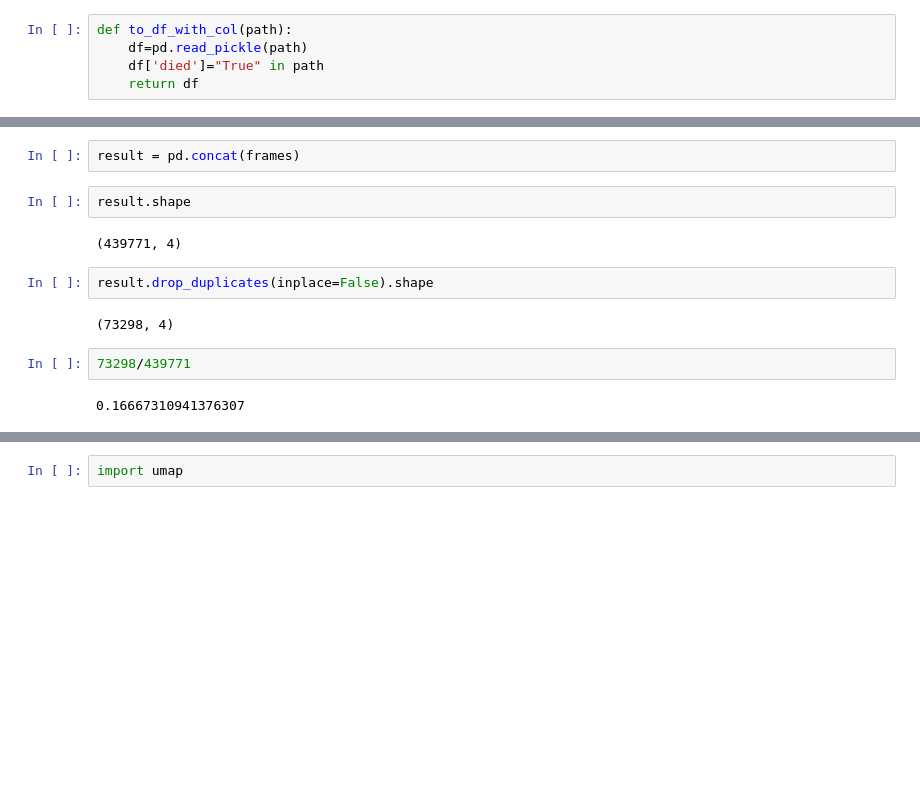
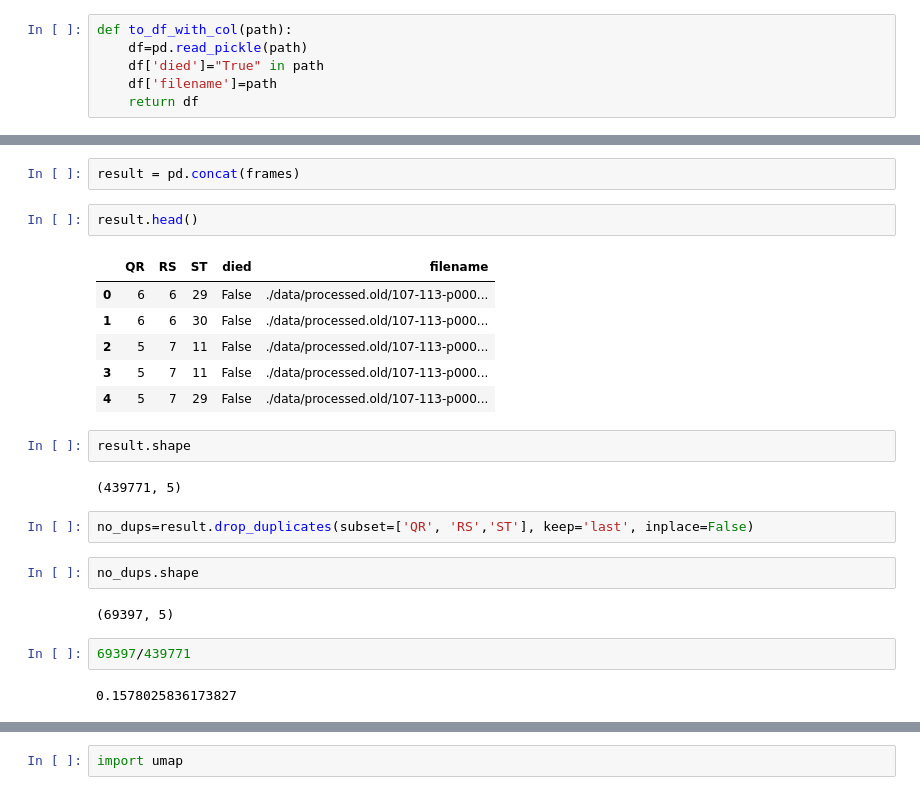
Before and after one commit to andresmore/HR_Analysis, a Jupyter notebook: HR_Analysis/Exploration_DBSCAN.ipynb, the cells around one changed output, grey strips where cells are left out. Drawn from its saved outputs; the diff is of its cells as text; blank space fills up the shorter version.

```diff
--- a/HR_Analysis/Exploration_DBSCAN.ipynb
+++ b/HR_Analysis/Exploration_DBSCAN.ipynb
@@ -79,20 +81,32 @@ files
 def to_df_with_col(path):
     df=pd.read_pickle(path)
     df['died']="True" in path
+    df['filename']=path
     return df
 # %%
 frames= [to_df_with_col('./data/processed.old/'+f) for f in files]
 # %%
 result = pd.concat(frames)
+# %%
+result.head()
+# %% [output]
+|  | QR | RS | ST | died | filename |
+| 0 | 6 | 6 | 29 | False | ./data/processed.old/107-113-p000... |
+| 1 | 6 | 6 | 30 | False | ./data/processed.old/107-113-p000... |
+| 2 | 5 | 7 | 11 | False | ./data/processed.old/107-113-p000... |
+| 3 | 5 | 7 | 11 | False | ./data/processed.old/107-113-p000... |
+| 4 | 5 | 7 | 29 | False | ./data/processed.old/107-113-p000... |
 # %%
 result.shape
 # %% [output]
-(439771, 4)
+(439771, 5)
-# %%
-result.drop_duplicates(inplace=False).shape
-# %% [output]
-(73298, 4)
+# %%
+no_dups=result.drop_duplicates(subset=['QR', 'RS','ST'], keep='last', inplace=False)
+# %%
+no_dups.shape
+# %% [output]
+(69397, 5)
 # %%
-73298/439771
+69397/439771
 # %% [output]
-0.16667310941376307
+0.1578025836173827
```
Also changed, not shown: parts of 39 cells of this notebook.
